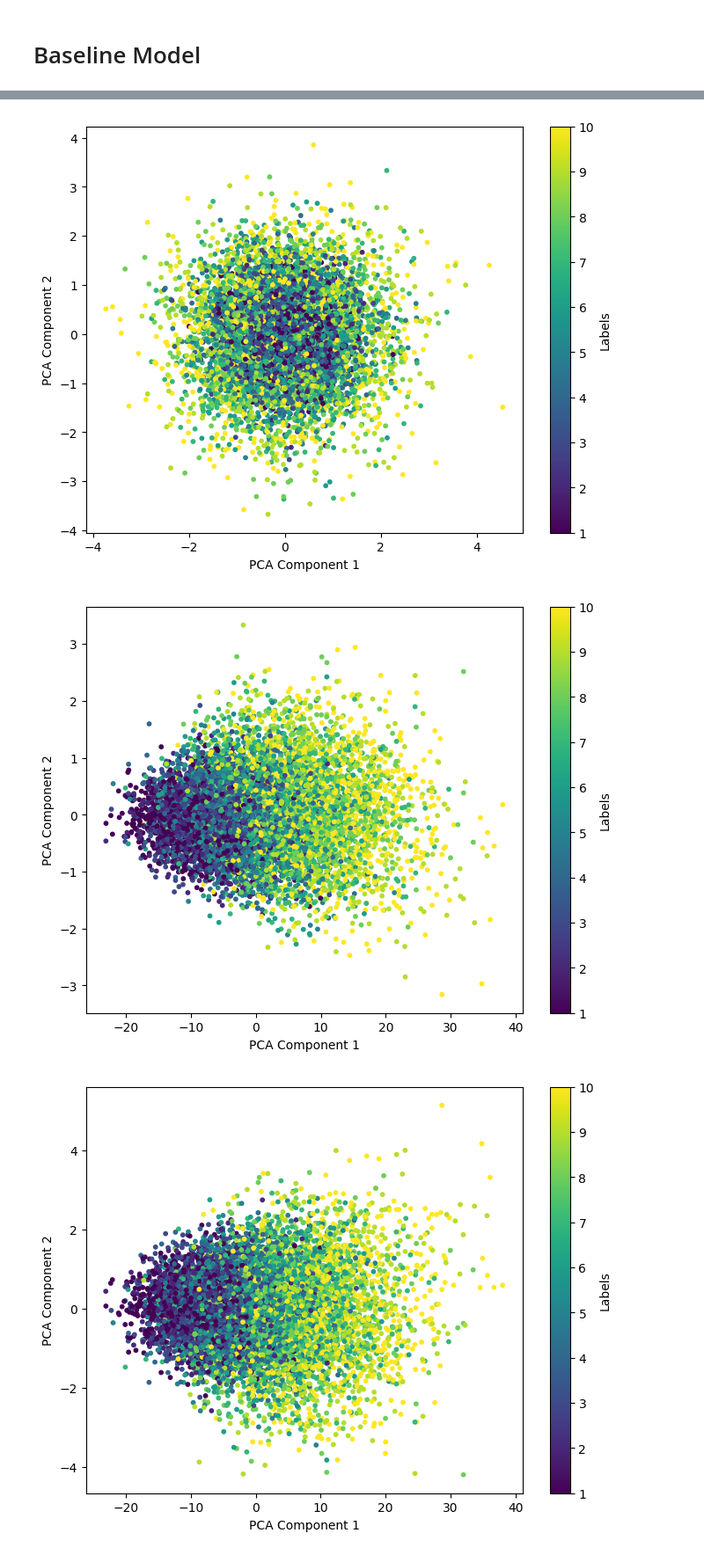
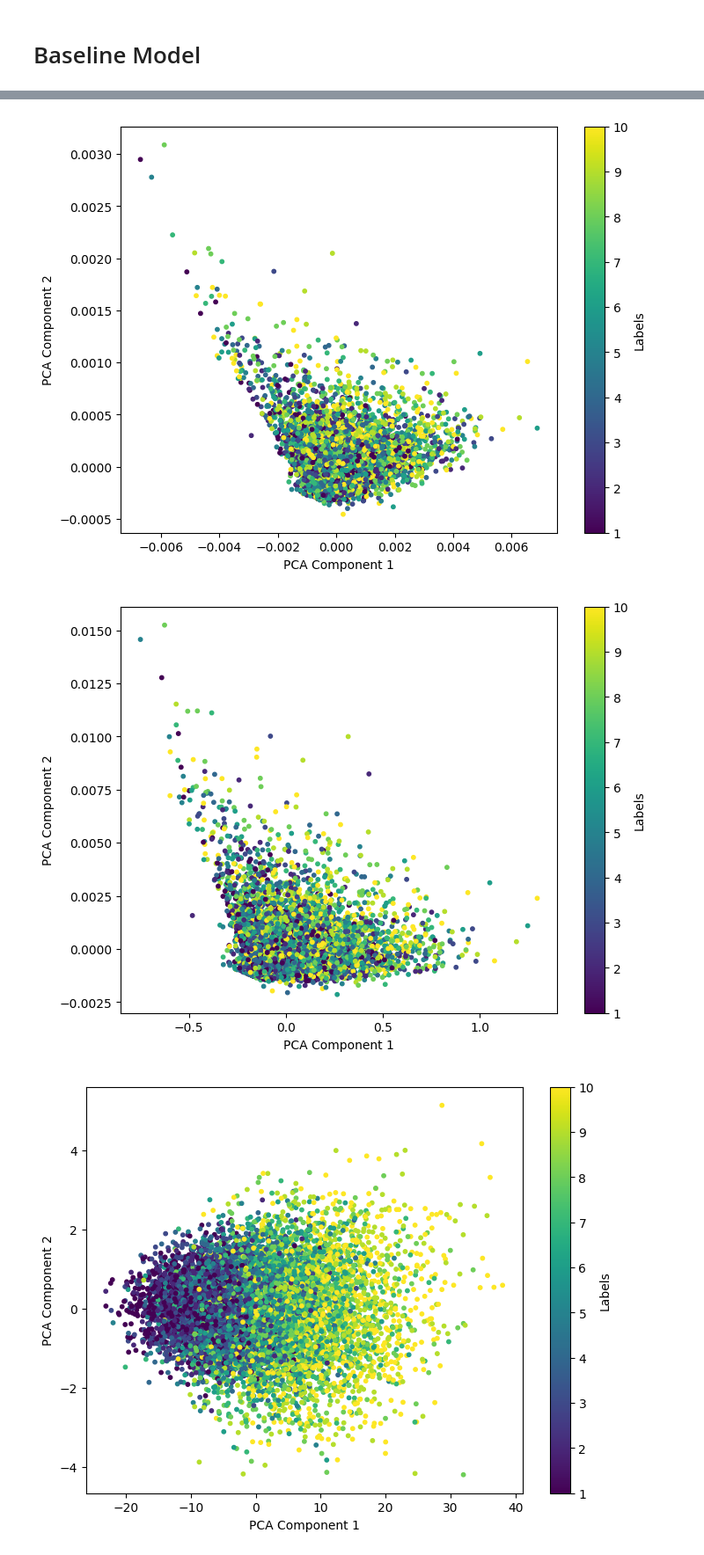
Before and after one commit to JackToppen/ABM-VAE-project, a Jupyter notebook: model.ipynb, the cells around one changed output, grey strips where cells are left out. Shown at 88% size. Saved outputs shown, nothing was run; the diff lists cells and outputs as text; code cells hidden in the pictures.

Commit message:
train bonnie's model

```diff
--- a/model.ipynb
+++ b/model.ipynb
@@ -197,9 +197,9 @@ optimizer = torch.optim.Adam(vae.parameters(), lr=1e-3)
 vae.train()
 
 # training vae
-epochs = 10
+epochs = 1000
 for epoch in range(epochs):
-    for idx, (original, labels) in enumerate(train_loader):
+    for idx, (original, labels, _) in enumerate(train_loader):
 
         if idx > 75:
             # run through vae and measure loss with MSE
@@ -211,6 +211,6 @@ for epoch in range(epochs):
             loss.backward()
             optimizer.step()
 
-    if epoch % 10 == 0:
+    if epoch % 100 == 0:
         print(f"Epoch[{epoch+1}/{epochs}] Loss: {(loss/len(generated)):.3f}")
 # %% [output]
@@ -224,35 +233,35 @@ labels = []
 
 # Set VAE model to evaluation mode
 vae.eval()
 
 # Iterate over batches in train loader
-for batch_data, batch_labels in train_loader:
+for batch_data, batch_labels, _ in train_loader:
     # Forward pass through VAE to obtain latent space representations
     with torch.no_grad():
         _, mu, _ = vae.encode(batch_data.to(device))
 
     # Append mu and labels to the respective lists
     latent_space_representations.append(mu.cpu().numpy())
     labels.append(batch_labels.cpu().numpy())
 
 # Concatenate or aggregate latent space representations from all batches
 latent_space_array = np.concatenate(latent_space_representations, axis=0)
 labels_array = np.concatenate(labels, axis=0)
 
 # Apply PCA to reduce dimensionality to 2 dimensions
 pca = PCA(n_components=2)
 latent_space_pca = pca.fit_transform(latent_space_array)
 
 # Visualize the PCA of the latent space with colors according to labels
 plt.figure(figsize=(8, 6))
 plt.scatter(latent_space_pca[:, 0], latent_space_pca[:, 1], c=labels_array, cmap='viridis', s=10)
 plt.xlabel('PCA Component 1')
 plt.ylabel('PCA Component 2')
 plt.colorbar(label='Labels')
 plt.savefig('mean_pca.pdf')
 plt.show()
 # %% [output]
-[figure, old version]
+[figure, new version]
 # %%
 from sklearn.decomposition import PCA
 
@@ -264,7 +273,7 @@ labels = []
 vae.eval()
 
 # Iterate over batches in train loader
-for batch_data, batch_labels in train_loader:
+for batch_data, batch_labels, _ in train_loader:
     # Forward pass through VAE to obtain latent space representations
     with torch.no_grad():
         _, _, logvar = vae.encode(batch_data.to(device))
@@ -290,7 +299,7 @@ plt.colorbar(label='Labels')
 plt.savefig('logvar_pca.pdf')
 plt.show()
 # %% [output]
-[figure, old version]
+[figure, new version]
 # %%
 from sklearn.decomposition import PCA
 
```
Also changed, not shown: parts of 11 cells of this notebook.
